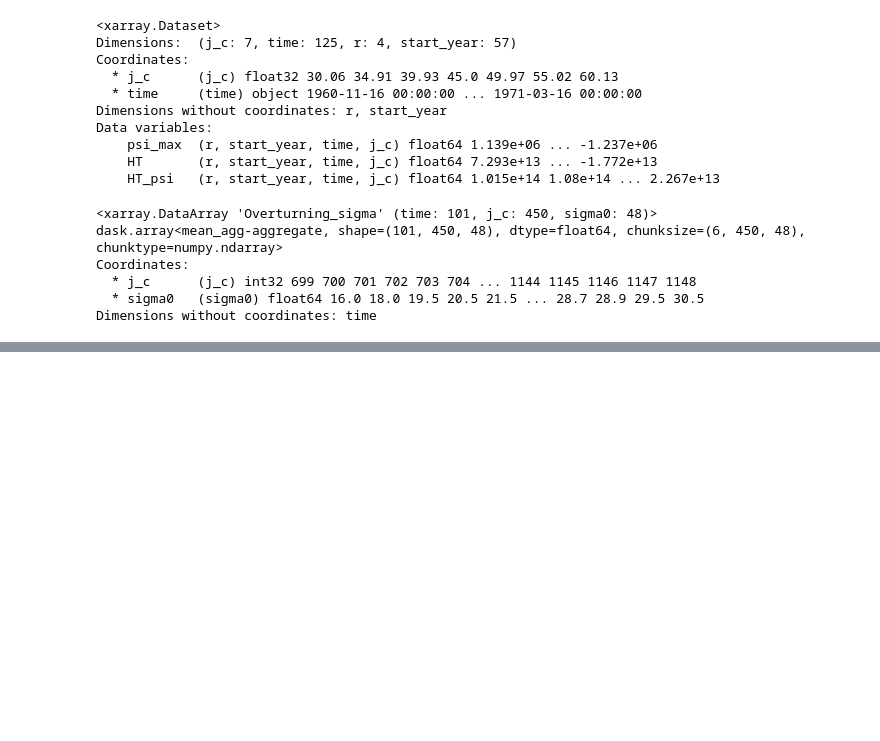
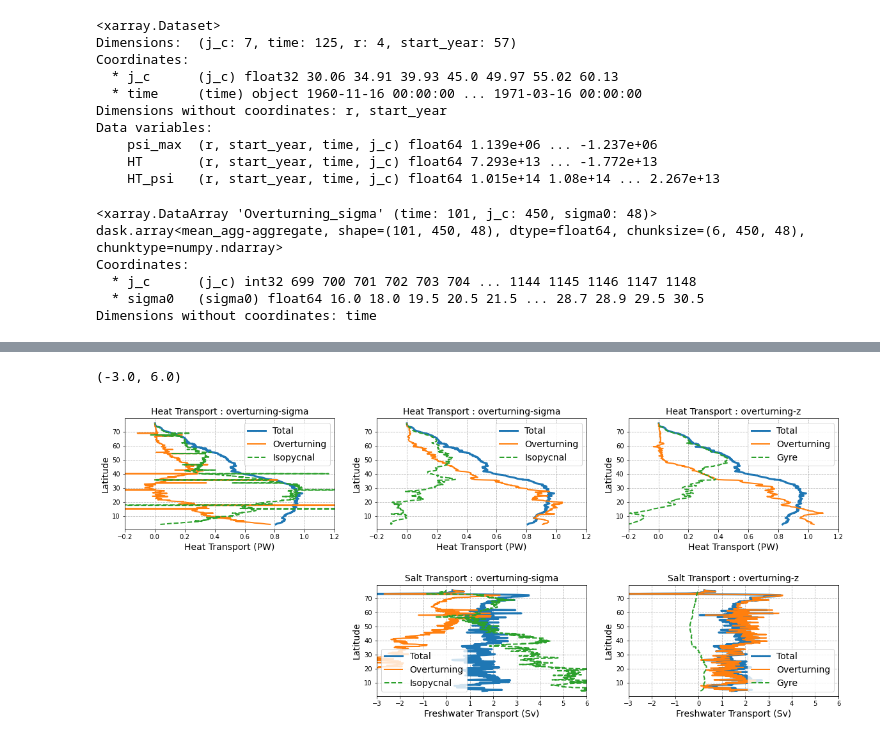
Before and after one commit to hmkhatri/AMOC_Variability_DePreSys_MET, a Jupyter notebook: Notebooks/Analysis/07_Overturning_sigma_z.ipynb, the cells around one changed output, grey strips where cells are left out. Cells and saved outputs as stored; diff of their text form; code cells hidden in the pictures; blank space fills up the shorter version.

Commit message:
corections in meridional heat transport code. Added salt transport diagnostics.

```diff
--- a/Notebooks/Analysis/07_Overturning_sigma_z.ipynb
+++ b/Notebooks/Analysis/07_Overturning_sigma_z.ipynb
@@ -1535,0 +1542,7 @@ Dimensions without coordinates: time
+# %%
+ppdir = "/gws/nopw/j04/snapdragon/hkhatri/Data_sigma/"
+
+ds2 = xr.open_dataset(ppdir + "Overturning_Heat_Salt_Transport/Overturning_Heat_Salt_Transport_1960_r1.nc")
+ds1 = xr.open_dataset(ppdir + "Overturning_Heat_Transport/Overturning_Heat_Transport_1960_r1.nc")
+
+print(ds1, ds2)
@@ -1535,0 +1567,66 @@ Dimensions without coordinates: time
+# %%
+grid1 = plt.GridSpec(2, 3, wspace=0.2, hspace=0.5)
+fig = plt.figure(figsize=[20,8])
+
+ax = fig.add_subplot(grid1[0, 0])
+ax.plot(ds1.MHT_sigma.sum('sigma0').mean('time')/1e15,  ds1.latitude, lw=3)
+ax.plot(ds1.MHT_overturning_sigma.sum('sigma0').mean('time')/1e15,  ds1.latitude, lw=2)
+ax.plot((ds1.MHT_sigma.sum('sigma0') - ds1.MHT_overturning_sigma.sum('sigma0')).mean('time')/1e15,
+         ds1.latitude, lw=2, ls='--')
+ax.grid('on', ls='--')
+plt.legend(['Total', 'Overturning', 'Isopycnal'], fontsize=14)
+ax.set_ylabel('Latitude', fontsize=14)
+ax.set_xlabel('Heat Transport (PW)', fontsize=14)
+plt.title('Heat Transport : overturning-sigma', fontsize=14)
+ax.set_xlim([-0.2, 1.2])
+
+ax = fig.add_subplot(grid1[0, 1])
+ax.plot(ds2.MHT_sigma.sum('sigma0').mean('time')/1e15,  ds2.latitude, lw=3)
+ax.plot(ds2.MHT_overturning_sigma.sum('sigma0').mean('time')/1e15,  ds2.latitude, lw=2)
+ax.plot((ds2.MHT_sigma.sum('sigma0') - ds2.MHT_overturning_sigma.sum('sigma0')).mean('time')/1e15,
+         ds2.latitude, lw=2, ls='--')
+ax.grid('on', ls='--')
+plt.legend(['Total', 'Overturning', 'Isopycnal'], fontsize=14)
+ax.set_ylabel('Latitude', fontsize=14)
+ax.set_xlabel('Heat Transport (PW)', fontsize=14)
+plt.title('Heat Transport : overturning-sigma', fontsize=14)
+ax.set_xlim([-0.2, 1.2])
+
+ax = fig.add_subplot(grid1[0, 2])
+ax.plot(ds2.MHT_z.sum('lev').mean('time')/1e15,  ds2.latitude, lw=3)
+ax.plot(ds2.MHT_overturning_z.sum('lev').mean('time')/1e15,  ds2.latitude, lw=2)
+ax.plot((ds2.MHT_z.sum('lev') - ds2.MHT_overturning_z.sum('lev')).mean('time')/1e15,
+         ds2.latitude, lw=2, ls='--')
+ax.grid('on', ls='--')
+plt.legend(['Total', 'Overturning', 'Gyre'], fontsize=14)
+ax.set_ylabel('Latitude', fontsize=14)
+ax.set_xlabel('Heat Transport (PW)', fontsize=14)
+plt.title('Heat Transport : overturning-z', fontsize=14)
+ax.set_xlim([-0.2, 1.2])
+
+ax = fig.add_subplot(grid1[1, 1])
+ax.plot(ds2.MFT_sigma.sum('sigma0').mean('time')/1e6,  ds2.latitude, lw=3)
+ax.plot(ds2.MFT_overturning_sigma.sum('sigma0').mean('time')/1e6,  ds2.latitude, lw=2)
+ax.plot((ds2.MFT_sigma.sum('sigma0') - ds2.MFT_overturning_sigma.sum('sigma0')).mean('time')/1e6,
+         ds2.latitude, lw=2, ls='--')
+ax.grid('on', ls='--')
+plt.legend(['Total', 'Overturning', 'Isopycnal'], fontsize=14)
+ax.set_ylabel('Latitude', fontsize=14)
+ax.set_xlabel('Freshwater Transport (Sv)', fontsize=14)
+plt.title('Salt Transport : overturning-sigma', fontsize=14)
+ax.set_xlim([-3., 6.])
+
+ax = fig.add_subplot(grid1[1, 2])
+ax.plot(-ds2.MFT_z.sum('lev').mean('time')/1e6,  ds2.latitude, lw=3)
+ax.plot(ds2.MFT_overturning_z.sum('lev').mean('time')/1e6,  ds2.latitude, lw=2)
+ax.plot((-ds2.MFT_z.sum('lev') - ds2.MFT_overturning_z.sum('lev')).mean('time')/1e6,
+         ds2.latitude, lw=2, ls='--')
+ax.grid('on', ls='--')
+plt.legend(['Total', 'Overturning', 'Gyre'], fontsize=14)
+ax.set_ylabel('Latitude', fontsize=14)
+ax.set_xlabel('Freshwater Transport (Sv)', fontsize=14)
+plt.title('Salt Transport : overturning-z', fontsize=14)
+ax.set_xlim([-3., 6.])
+# %% [output]
+(-3.0, 6.0)
+[figure, added]
```
Also changed, not shown: parts of 7 cells of this notebook, 6 other files.
